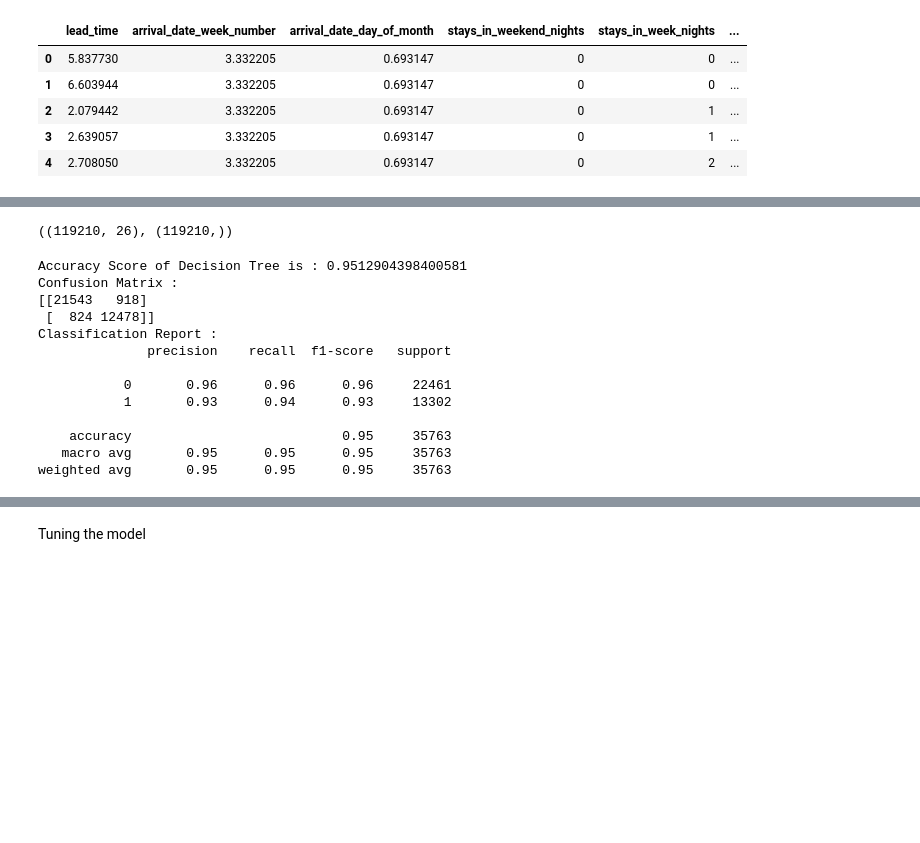
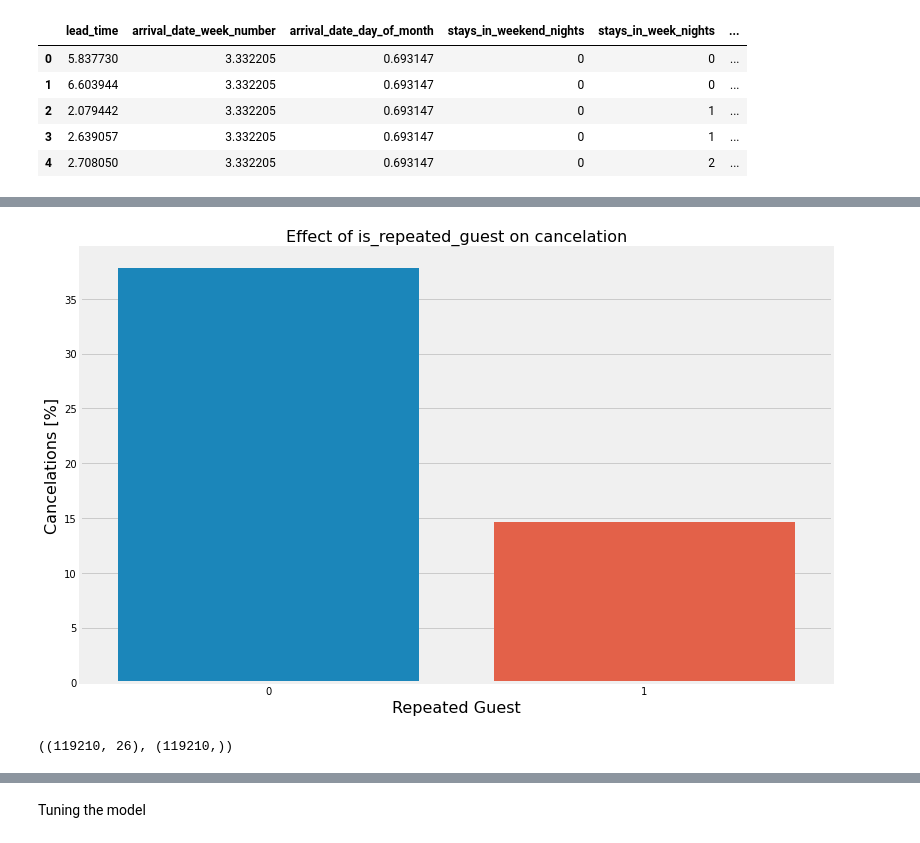
Before and after one commit to KilmarLazo/Apprenticeship-Capstone, a Jupyter notebook: notebook.ipynb, the cells around one changed output, grey strips where cells are left out. Drawn from its saved outputs; the diff is of its cells as text; code cells hidden in the pictures; blank space fills up the shorter version.

```diff
--- a/notebook.ipynb
+++ b/notebook.ipynb
@@ -729,3 +790,16 @@ num_hotel_data.head()
+# %%
+# group data for is_repeated_guest:
+repeated_cancel_data = hotel_data.groupby("is_repeated_guest")["is_canceled"].describe()
+
+#show figure:
+plt.figure(figsize=(12, 8))
+sns.barplot(x=repeated_cancel_data.index, y=repeated_cancel_data["mean"] * 100)
+plt.title("Effect of is_repeated_guest on cancelation", fontsize=16)
+plt.xlabel("Repeated Guest", fontsize=16)
+plt.ylabel("Cancelations [%]", fontsize=16)
+plt.show()
+# %% [output]
+[figure, added]
 # %%
 X = pd.concat([cat_hotel_data, num_hotel_data], axis = 1)
 y = hotel_data['is_canceled']
@@ -752,18 +816,0 @@ clf_report = classification_report(y_test, y_pred_dtc)
-# %%
-print(f"Accuracy Score of Decision Tree is : {acc_dtc}")
-print(f"Confusion Matrix : \n{conf}")
-print(f"Classification Report : \n{clf_report}")
-# %% [output]
-Accuracy Score of Decision Tree is : 0.9512904398400581
-Confusion Matrix :
-[[21543   918]
- [  824 12478]]
-Classification Report :
-              precision    recall  f1-score   support
-
-           0       0.96      0.96      0.96     22461
-           1       0.93      0.94      0.93     13302
-
-    accuracy                           0.95     35763
-   macro avg       0.95      0.95      0.95     35763
-weighted avg       0.95      0.95      0.95     35763
```
Also changed, not shown: parts of 19 cells of this notebook.
